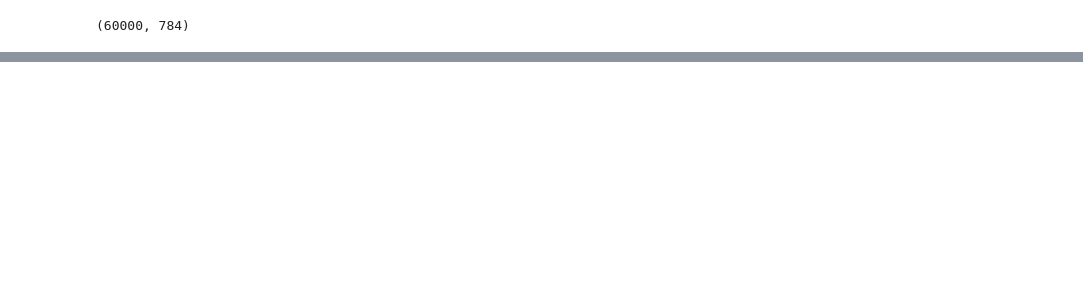
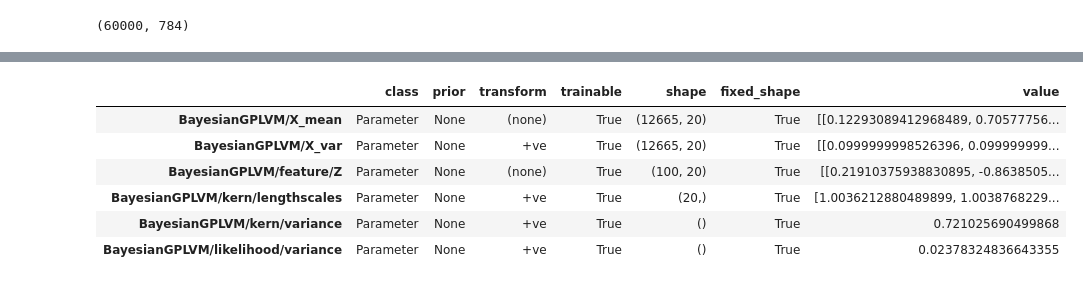
Before and after one commit to seashiva94/DeepGPLVM, a Jupyter notebook: Representation learning using Gaussian Process.ipynb, the cells around one changed output, grey strips where cells are left out. Cells and saved outputs as stored; diff of their text form; code cells hidden in the pictures; blank space fills up the shorter version.

```diff
--- a/Representation learning using Gaussian Process.ipynb
+++ b/Representation learning using Gaussian Process.ipynb
@@ -448,2 +603,12 @@ print("done")
+# %%
+m
+# %% [output]
+|  | class | prior | transform | trainable | shape | fixed_shape | value |
+| BayesianGPLVM/X_mean | Parameter | None | (none) | True | (12665, 20) | True | [[0.12293089412968489, 0.70577756... |
+| BayesianGPLVM/X_var | Parameter | None | +ve | True | (12665, 20) | True | [[0.0999999998526396, 0.099999999... |
+| BayesianGPLVM/feature/Z | Parameter | None | (none) | True | (100, 20) | True | [[0.21910375938830895, -0.8638505... |
+| BayesianGPLVM/kern/lengthscales | Parameter | None | +ve | True | (20,) | True | [1.0036212880489899, 1.0038768229... |
+| BayesianGPLVM/kern/variance | Parameter | None | +ve | True | () | True | 0.721025690499868 |
+| BayesianGPLVM/likelihood/variance | Parameter | None | +ve | True | () | True | 0.02378324836643355 |
 # %%
 m.kern.as_pandas_table()
```
Also changed, not shown: parts of 40 cells of this notebook.
